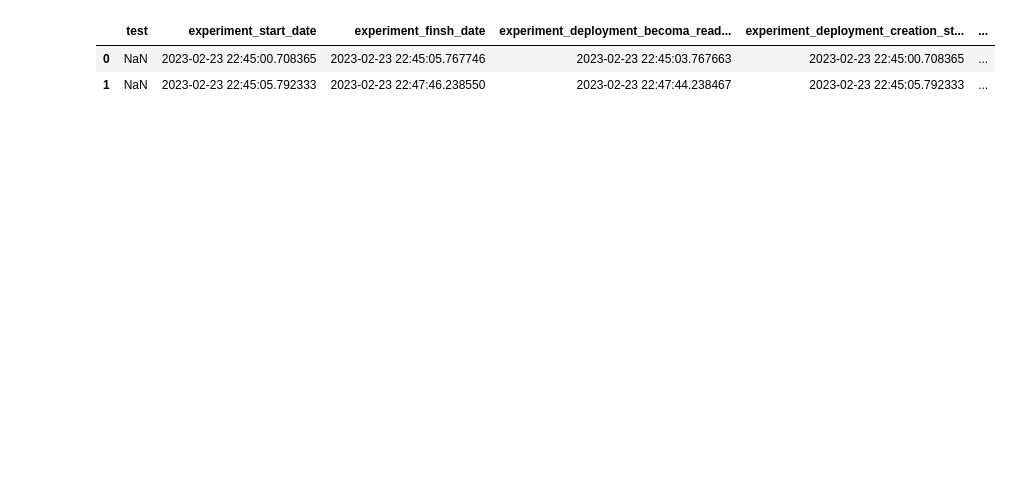
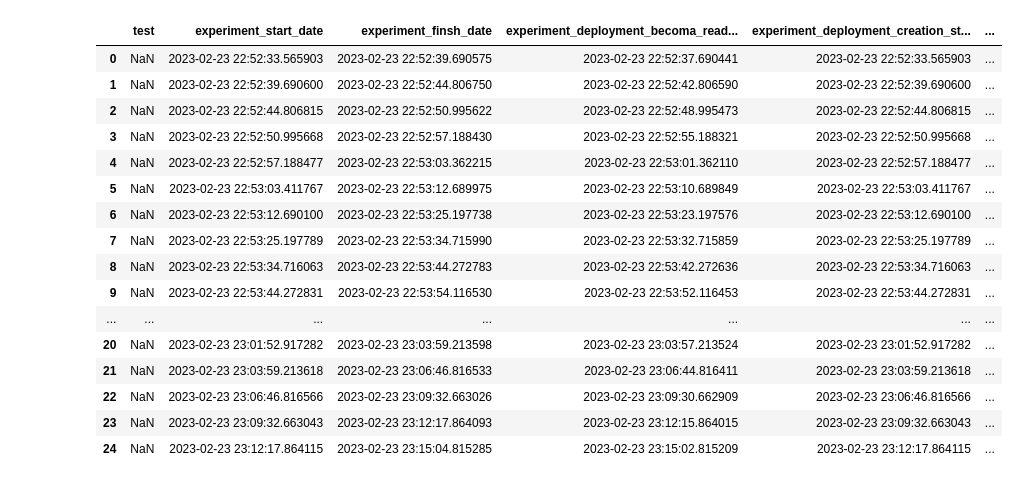
Before and after one commit to ubombar/kubernetes-federation-experiments, a Jupyter notebook: experiments.ipynb, the cells around one changed output. Drawn from its saved outputs; the diff is of its cells as text; code cells hidden in the pictures; blank space fills up the shorter version.

```diff
--- a/experiments.ipynb
+++ b/experiments.ipynb
@@ -53,9 +56,23 @@ Experiment of 1 step(s) with 100 replica(s) in 'knative' and 'busybox' image in
 # %%
-data_df = pd.read_feather("exps/20230223_224500.feather")
+data_df = pd.read_feather("exps/20230223_225233.feather")
 data_df["creation_timedelta"] = data_df["experiment_deployment_creation_finished_date"] - data_df["experiment_deployment_creation_started_date"]
 data_df["deletion_timedelta"] = data_df["experiment_deployment_deletion_finished_date"] - data_df["experiment_deployment_deletion_started_date"]
 data_df
 # %% [output]
 |  | test | experiment_start_date | experiment_finsh_date | experiment_deployment_becoma_read... | experiment_deployment_creation_st... | ... |
-| 0 | NaN | 2023-02-23 22:45:00.708365 | 2023-02-23 22:45:05.767746 | 2023-02-23 22:45:03.767663 | 2023-02-23 22:45:00.708365 | ... |
-| 1 | NaN | 2023-02-23 22:45:05.792333 | 2023-02-23 22:47:46.238550 | 2023-02-23 22:47:44.238467 | 2023-02-23 22:45:05.792333 | ... |
+| 0 | NaN | 2023-02-23 22:52:33.565903 | 2023-02-23 22:52:39.690575 | 2023-02-23 22:52:37.690441 | 2023-02-23 22:52:33.565903 | ... |
+| 1 | NaN | 2023-02-23 22:52:39.690600 | 2023-02-23 22:52:44.806750 | 2023-02-23 22:52:42.806590 | 2023-02-23 22:52:39.690600 | ... |
+| 2 | NaN | 2023-02-23 22:52:44.806815 | 2023-02-23 22:52:50.995622 | 2023-02-23 22:52:48.995473 | 2023-02-23 22:52:44.806815 | ... |
+| 3 | NaN | 2023-02-23 22:52:50.995668 | 2023-02-23 22:52:57.188430 | 2023-02-23 22:52:55.188321 | 2023-02-23 22:52:50.995668 | ... |
+| 4 | NaN | 2023-02-23 22:52:57.188477 | 2023-02-23 22:53:03.362215 | 2023-02-23 22:53:01.362110 | 2023-02-23 22:52:57.188477 | ... |
+| 5 | NaN | 2023-02-23 22:53:03.411767 | 2023-02-23 22:53:12.689975 | 2023-02-23 22:53:10.689849 | 2023-02-23 22:53:03.411767 | ... |
+| 6 | NaN | 2023-02-23 22:53:12.690100 | 2023-02-23 22:53:25.197738 | 2023-02-23 22:53:23.197576 | 2023-02-23 22:53:12.690100 | ... |
+| 7 | NaN | 2023-02-23 22:53:25.197789 | 2023-02-23 22:53:34.715990 | 2023-02-23 22:53:32.715859 | 2023-02-23 22:53:25.197789 | ... |
+| 8 | NaN | 2023-02-23 22:53:34.716063 | 2023-02-23 22:53:44.272783 | 2023-02-23 22:53:42.272636 | 2023-02-23 22:53:34.716063 | ... |
+| 9 | NaN | 2023-02-23 22:53:44.272831 | 2023-02-23 22:53:54.116530 | 2023-02-23 22:53:52.116453 | 2023-02-23 22:53:44.272831 | ... |
+| ... | ... | ... | ... | ... | ... | ... |
+| 20 | NaN | 2023-02-23 23:01:52.917282 | 2023-02-23 23:03:59.213598 | 2023-02-23 23:03:57.213524 | 2023-02-23 23:01:52.917282 | ... |
+| 21 | NaN | 2023-02-23 23:03:59.213618 | 2023-02-23 23:06:46.816533 | 2023-02-23 23:06:44.816411 | 2023-02-23 23:03:59.213618 | ... |
+| 22 | NaN | 2023-02-23 23:06:46.816566 | 2023-02-23 23:09:32.663026 | 2023-02-23 23:09:30.662909 | 2023-02-23 23:06:46.816566 | ... |
+| 23 | NaN | 2023-02-23 23:09:32.663043 | 2023-02-23 23:12:17.864093 | 2023-02-23 23:12:15.864015 | 2023-02-23 23:09:32.663043 | ... |
+| 24 | NaN | 2023-02-23 23:12:17.864115 | 2023-02-23 23:15:04.815285 | 2023-02-23 23:15:02.815209 | 2023-02-23 23:12:17.864115 | ... |
```
Also changed, not shown: parts of 2 cells of this notebook, 1 other file.
